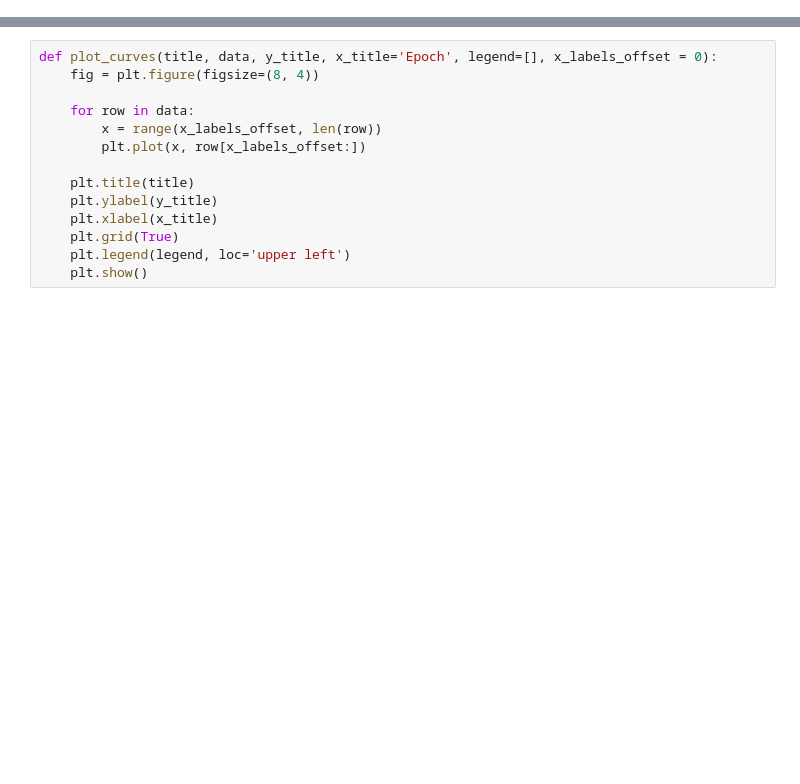
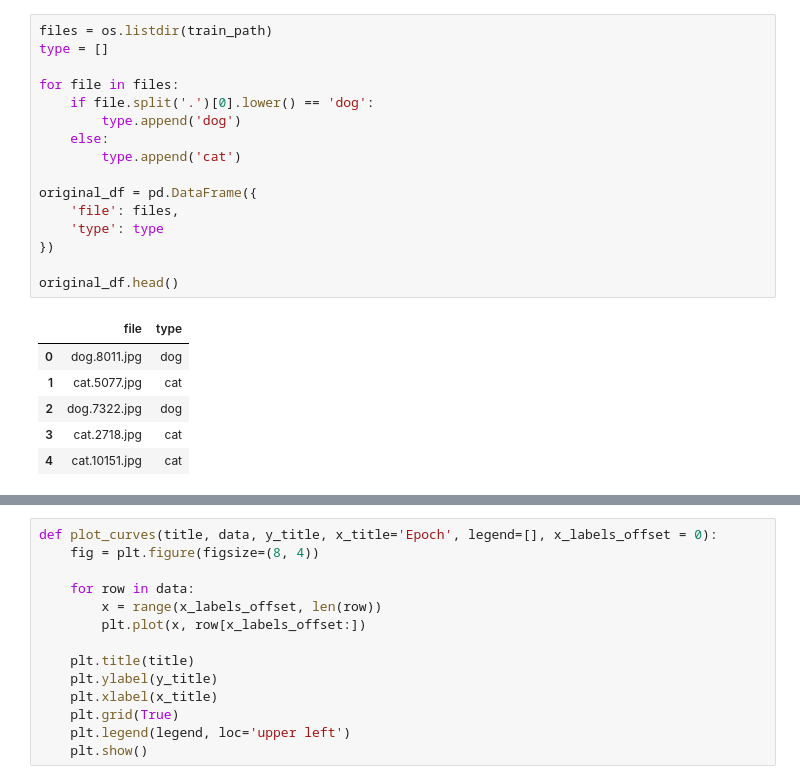
Before and after one commit to lightsuner/bsuir_ml_2, a Jupyter notebook: lab_5/src/lab_5.ipynb, the cells around one changed output, grey strips where cells are left out. Drawn from its saved outputs; the diff is of its cells as text; blank space fills up the shorter version.

```diff
--- a/lab_5/src/lab_5.ipynb
+++ b/lab_5/src/lab_5.ipynb
@@ -19,0 +42,23 @@ Using TensorFlow backend.
+# %%
+files = os.listdir(train_path)
+type = []
+
+for file in files:
+    if file.split('.')[0].lower() == 'dog':
+        type.append('dog')
+    else:
+        type.append('cat')
+
+original_df = pd.DataFrame({
+    'file': files,
+    'type': type
+})
+
+original_df.head()
+# %% [output]
+|  | file | type |
+| 0 | dog.8011.jpg | dog |
+| 1 | cat.5077.jpg | cat |
+| 2 | dog.7322.jpg | dog |
+| 3 | cat.2718.jpg | cat |
+| 4 | cat.10151.jpg | cat |
```
Also changed, not shown: parts of 31 cells of this notebook, 5 other files.
